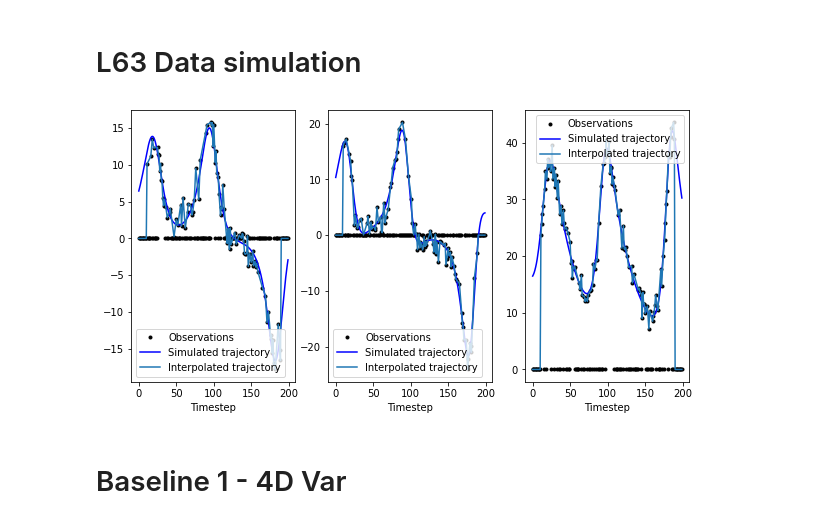
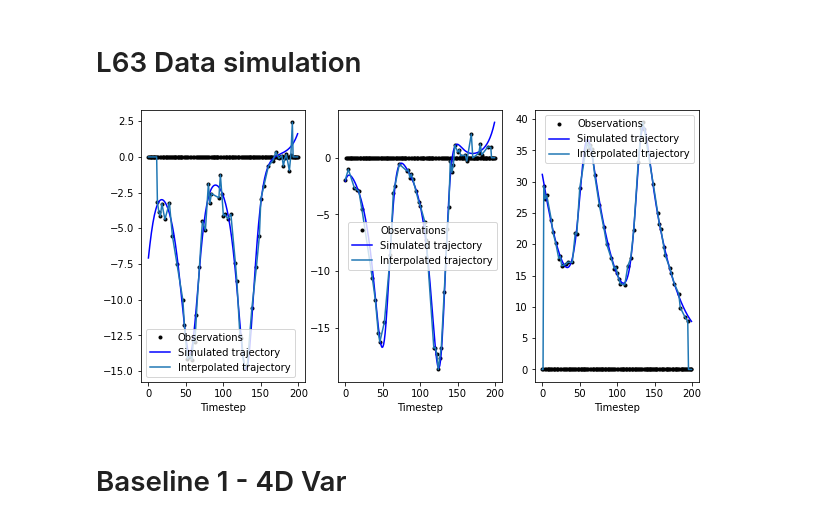
Before and after one commit to cdurand95/DataAssimilationProject, a Jupyter notebook: BaselineL63.ipynb, the cells around one changed output. Saved outputs shown, nothing was run; the diff lists cells and outputs as text; code cells hidden in the pictures.

Commit message:
DataGenerator

```diff
--- a/BaselineL63.ipynb
+++ b/BaselineL63.ipynb
@@ -86,7 +49,9 @@ x_val_Init  = (X_val_Init - meanV) / stdV
-# %%
-visualisation_data(X_train,X_train_obs,X_train_Init,120)
-# %% [output]
-[figure, removed]
+# %%
+Training_dataset,Val_dataset,Test_dataset = L63PatchDataExtraction_test(sparsity=0.5,sigma_noise=np.sqrt(0.5),num_variables=3)
+# %%
+visualisation_data(Training_dataset['Truth'],Training_dataset['Obs'],Training_dataset['Init'],120)
+# %% [output]
+[figure, added]
 # %% [markdown]
 # Baseline 1 - 4D Var
 # %%
```
Also changed, not shown: parts of 2 cells of this notebook, 2 other files.
